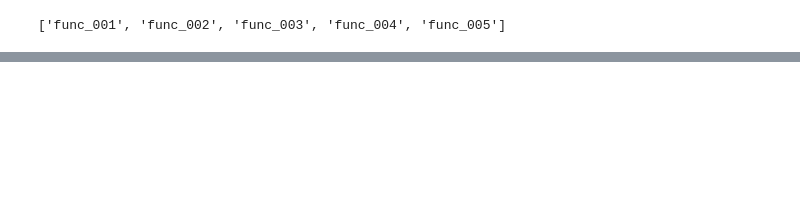
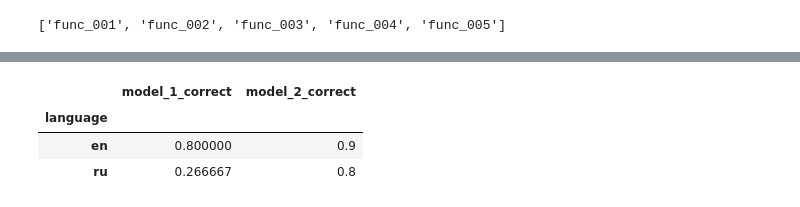
Before and after one commit to Kazastep/semantic-search-practice, a Jupyter notebook: semantic_search.ipynb, the cells around one changed output, grey strips where cells are left out. Cells and saved outputs as stored; diff of their text form; code cells hidden in the pictures; blank space fills up the shorter version.

```diff
--- a/semantic_search.ipynb
+++ b/semantic_search.ipynb
@@ -402 +375,12 @@ mrr(top3_real_ids, correct_ids)
+# %%
+model_1 = model_names[0]
+model_2 = model_names[1]
+
+analysis_df = pd.DataFrame({
+    "query": query_texts,
+    "correct_id": correct_ids,
+    "language": question_languages,
+    "top3_model_1": top3_by_model[model_1],
+    "top3_model_2": top3_by_model[model_2],
+})
 # %%
@@ -428,0 +433,24 @@ results_df
+# %%
+# Создаём таблицу для подробного анализа результатов.
+# В ней будут запросы, правильные ответы и top-3 выдача каждой модели.
+
+analysis_df["model_1_correct"] = [
+    correct in top3
+    for correct, top3 in zip(analysis_df["correct_id"], analysis_df["top3_model_1"])
+]
+
+analysis_df["model_2_correct"] = [
+    correct in top3
+    for correct, top3 in zip(analysis_df["correct_id"], analysis_df["top3_model_2"])
+]
+# %%
+# Считаем среднее значение True/False отдельно для каждого языка.
+# Так получаем долю успешных запросов для русских и английских вопросов.
+language_results = analysis_df.groupby("language")[["model_1_correct", "model_2_correct"]].mean()
+
+language_results
+# %% [output]
+|  | model_1_correct | model_2_correct |
+| language |  |  |
+| en | 0.800000 | 0.9 |
+| ru | 0.266667 | 0.8 |
```
Also changed, not shown: parts of 42 cells of this notebook, 2 other files.
